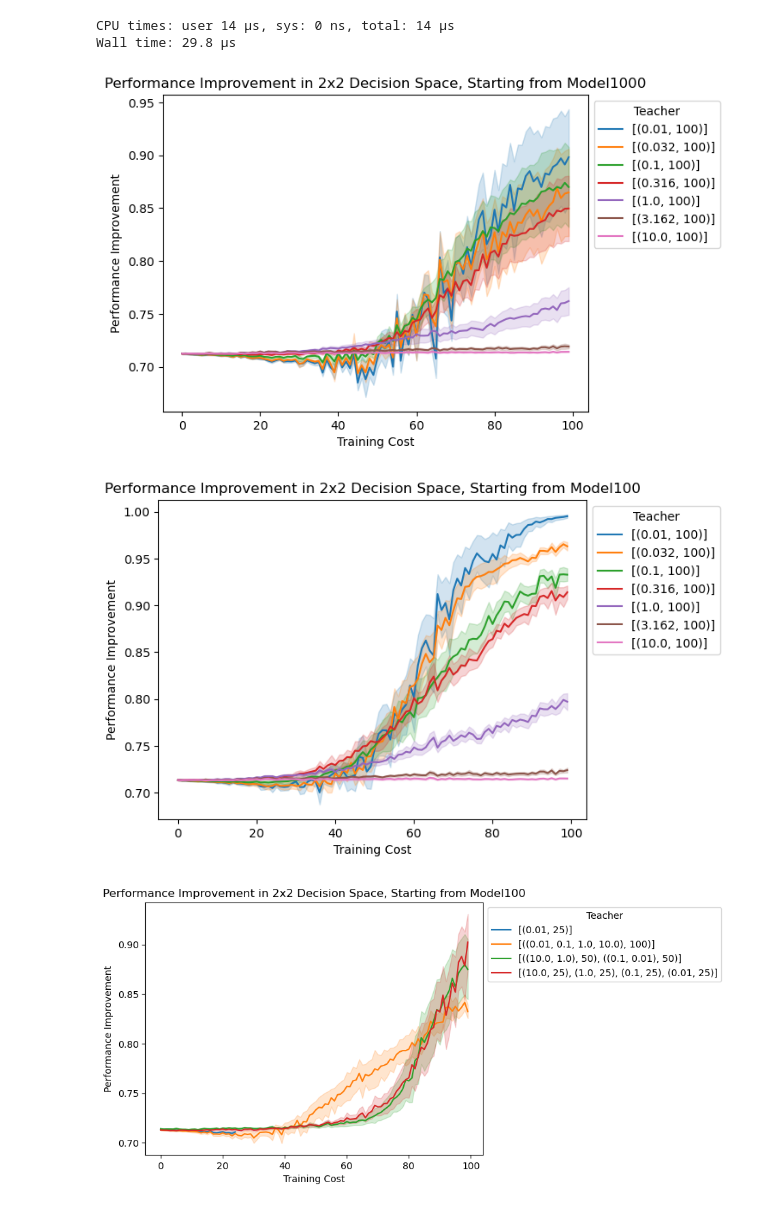
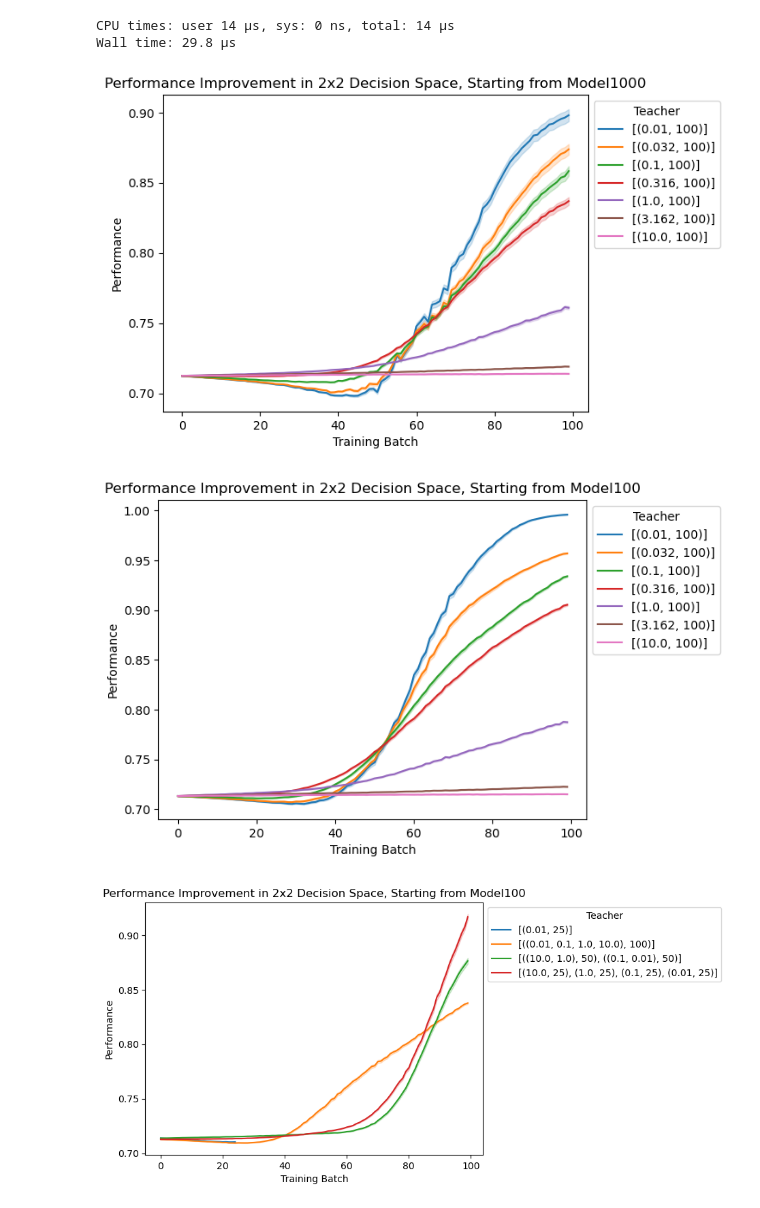
Before and after one commit to saumikn/gymnasium-test, a Jupyter notebook: tree.ipynb, the cells around one changed output. Cells and saved outputs as stored; diff of their text form; code cells hidden in the pictures.

```diff
--- a/tree.ipynb
+++ b/tree.ipynb
@@ -539,21 +539,21 @@ def analyze(student, n, num_batches, mode):
 CPU times: user 14 µs, sys: 0 ns, total: 14 µs
 Wall time: 29.8 µs
 # %%
-n = 10
+n = 1000
 # %%
 df, df2 = analyze(student=1000, n=n, num_batches=100, mode='one')
 
 with warnings.catch_warnings():
     warnings.simplefilter(action='ignore', category=FutureWarning)
     ax = sns.lineplot(df, x='Batch', y='Perf', hue='Teacher', errorbar='se')
     sns.move_legend(ax, "upper left", bbox_to_anchor=(1, 1))
     ax.set(
         title='Performance Improvement in 2x2 Decision Space, Starting from Model1000',
-        xlabel='Training Cost',
-        ylabel='Performance Improvement'
+        xlabel='Training Batch',
+        ylabel='Performance'
     )
 # %% [output]
-[figure, old version]
+[figure, new version]
 # %%
 df, df2 = analyze(student=100, n=n, num_batches=100, mode='one')
 
@@ -563,11 +563,11 @@ with warnings.catch_warnings():
     sns.move_legend(ax, "upper left", bbox_to_anchor=(1, 1))
     ax.set(
         title='Performance Improvement in 2x2 Decision Space, Starting from Model100',
-        xlabel='Training Cost',
-        ylabel='Performance Improvement'
+        xlabel='Training Batch',
+        ylabel='Performance'
     )
 # %% [output]
-[figure, old version]
+[figure, new version]
 # %%
 df, df2 = analyze(student=100, n=n, num_batches=100, mode='two')
 
@@ -577,11 +577,11 @@ with warnings.catch_warnings():
     sns.move_legend(ax, "upper left", bbox_to_anchor=(1, 1))
     ax.set(
         title='Performance Improvement in 2x2 Decision Space, Starting from Model100',
-        xlabel='Training Cost',
-        ylabel='Performance Improvement'
+        xlabel='Training Batch',
+        ylabel='Performance'
     )
 # %% [output]
-[figure, old version]
+[figure, new version]
 # %%
 df, df2 = analyze(student=100, n=n, num_batches=200, mode='two')
 
```
Also changed, not shown: parts of 2 cells of this notebook.
